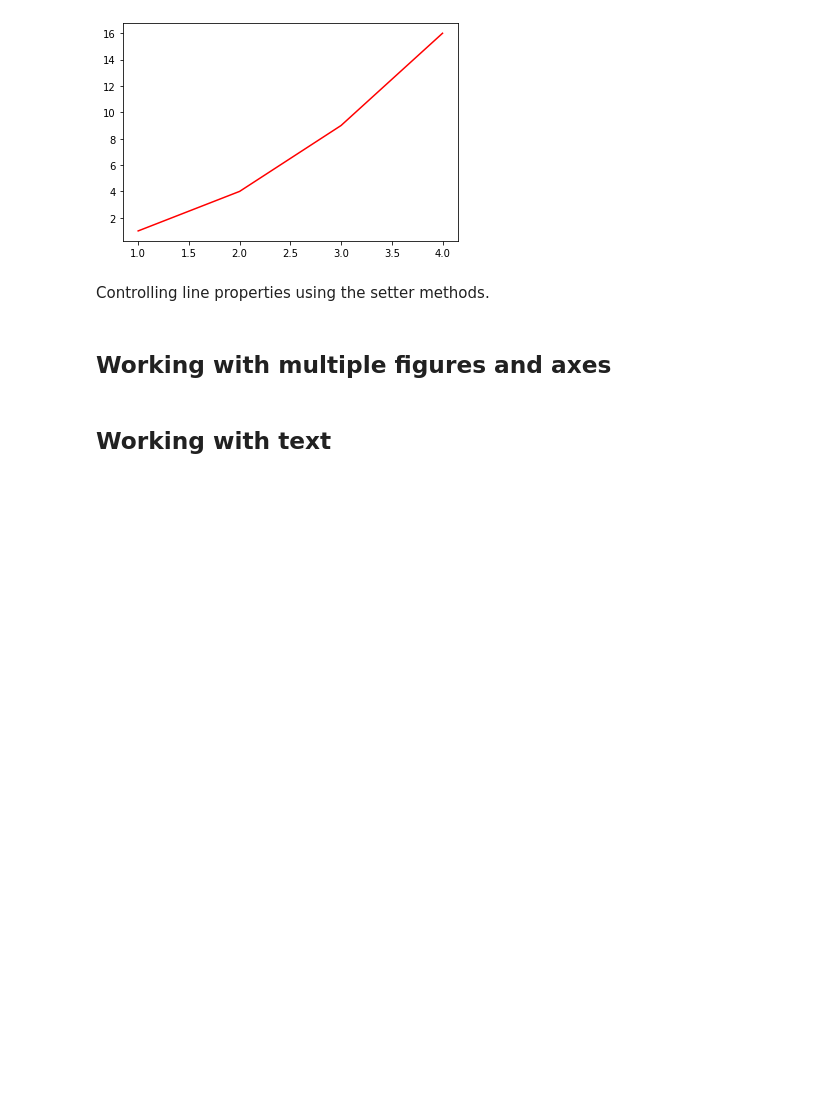
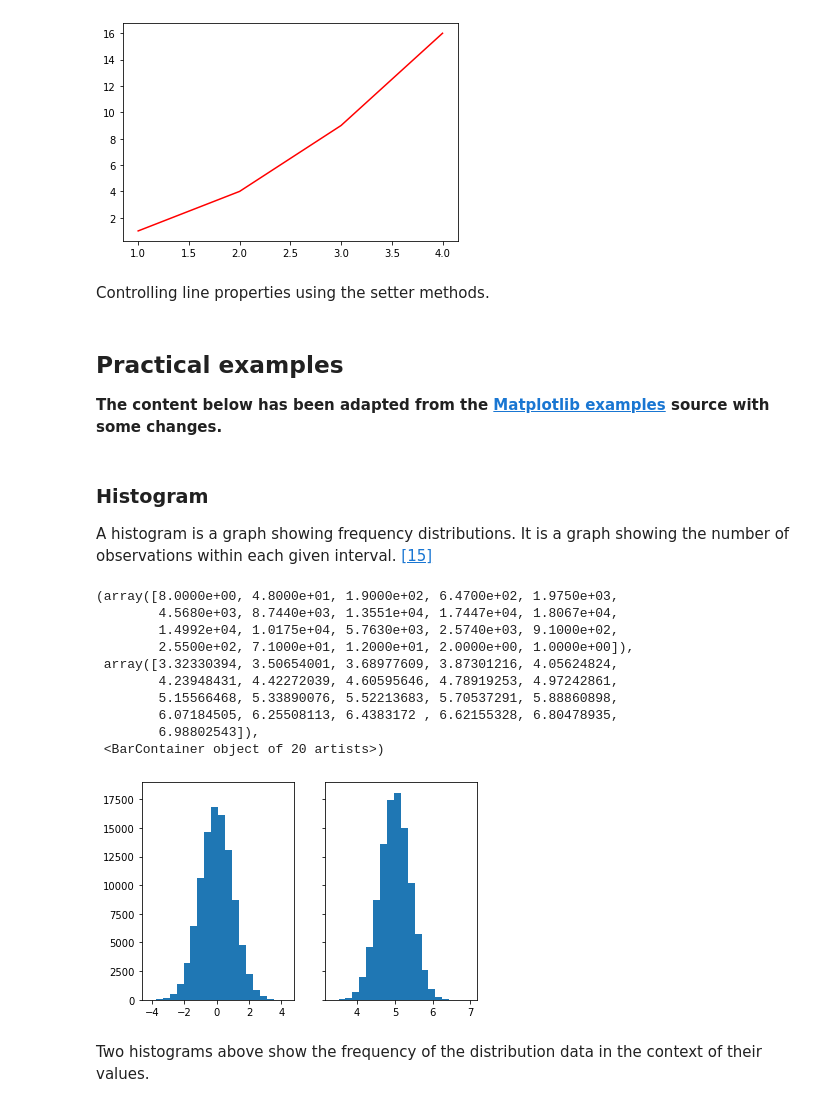
Before and after one commit to Anja585/SchoolProject-FundamentalsOfDataAnalysis, a Jupyter notebook: pyplot.ipynb, the cells around one changed output. Saved outputs shown, nothing was run; the diff lists cells and outputs as text; code cells hidden in the pictures; blank space fills up the shorter version.

Commit message:
adding histogram example

```diff
--- a/pyplot.ipynb
+++ b/pyplot.ipynb
@@ -76,9 +76,45 @@ plt.show()
 # %% [markdown]
 Controlling line properties using the setter methods.
 # %% [markdown]
-## Working with multiple figures and axes
+## Practical examples
+
+**The content below has been adapted from the [Matplotlib examples](https://matplotlib.org/stable/gallery/index.html) source with some changes.**
-# %% [markdown]
-## Working with text
+# %% [markdown]
+### Histogram
+
+A histogram is a graph showing frequency distributions. It is a graph showing the number of observations within each given interval. [[15]](##References)
+# %%
+# number of data points
+N_points = 100000
+# number of bins in a histogram
+n_bins = 20
+# seeding the number generator
+rng = np.random.default_rng()
+
+# generate two normal distributions
+dist1 = rng.standard_normal(N_points)
+dist2 = 0.4 * rng.standard_normal(N_points) + 5
+
+# setting the two axis object sharing the same figur object
+fig, (ax1, ax2) = plt.subplots(1, 2, sharey=True)
+
+# plotting the distibution data
+ax1.hist(dist1, bins=n_bins)
+ax2.hist(dist2, bins=n_bins)
+# %% [output]
+(array([8.0000e+00, 4.8000e+01, 1.9000e+02, 6.4700e+02, 1.9750e+03,
+        4.5680e+03, 8.7440e+03, 1.3551e+04, 1.7447e+04, 1.8067e+04,
+        1.4992e+04, 1.0175e+04, 5.7630e+03, 2.5740e+03, 9.1000e+02,
+        2.5500e+02, 7.1000e+01, 1.2000e+01, 2.0000e+00, 1.0000e+00]),
+ array([3.32330394, 3.50654001, 3.68977609, 3.87301216, 4.05624824,
+        4.23948431, 4.42272039, 4.60595646, 4.78919253, 4.97242861,
+        5.15566468, 5.33890076, 5.52213683, 5.70537291, 5.88860898,
+        6.07184505, 6.25508113, 6.4383172 , 6.62155328, 6.80478935,
+        6.98802543]),
+ <BarContainer object of 20 artists>)
+[figure, added]
+# %% [markdown]
+Two histograms above show the frequency of the distribution data in the context of their values.
 # %% [markdown]
 ## References
 1. Hunter, J., Dale, D., Firing, E., Droettboom, M., & Matplotlib Development Team. (2012-2021). API Overview — Matplotlib 3.4.3 documentation. Matplotlib. https://Matplotlib.Org/Stable/Api/Index.Html#the-Pyplot-Api.
```
Also changed, not shown: parts of 2 cells of this notebook.
